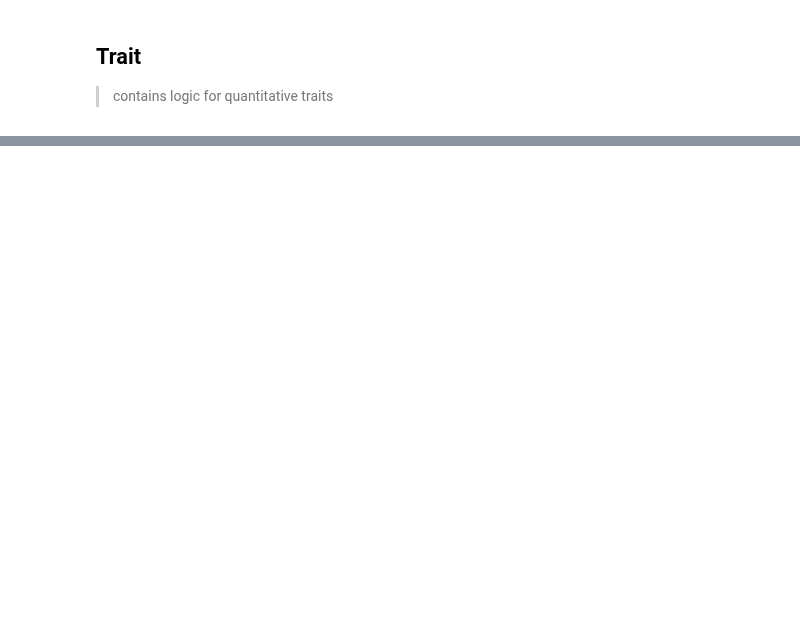
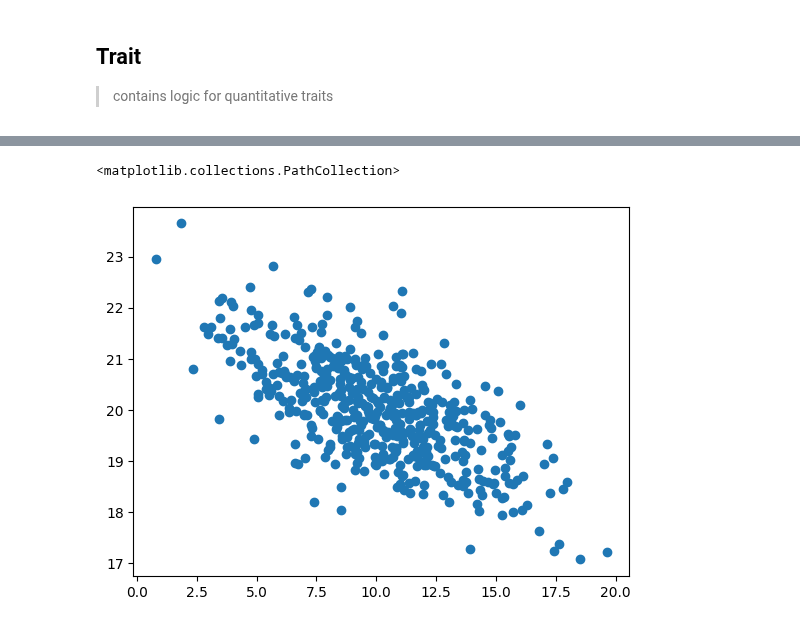
Before and after one commit to cjGO/burbankai, a Jupyter notebook: nbs/02_trait.ipynb, the cells around one changed output, grey strips where cells are left out. Drawn from its saved outputs; the diff is of its cells as text; code cells hidden in the pictures; blank space fills up the shorter version.

```diff
--- a/nbs/02_trait.ipynb
+++ b/nbs/02_trait.ipynb
@@ -270,3 +366,8 @@ plt.show()
+# %%
+plt.scatter(traits[0].calculate_genetic_values(founder_pop),traits[1].calculate_genetic_values(founder_pop))
+# %% [output]
+<matplotlib.collections.PathCollection>
+[figure, added]
 # %%
 #| hide
 import nbdev; nbdev.nbdev_export()
```
Also changed, not shown: parts of 5 cells of this notebook, 11 other files.
